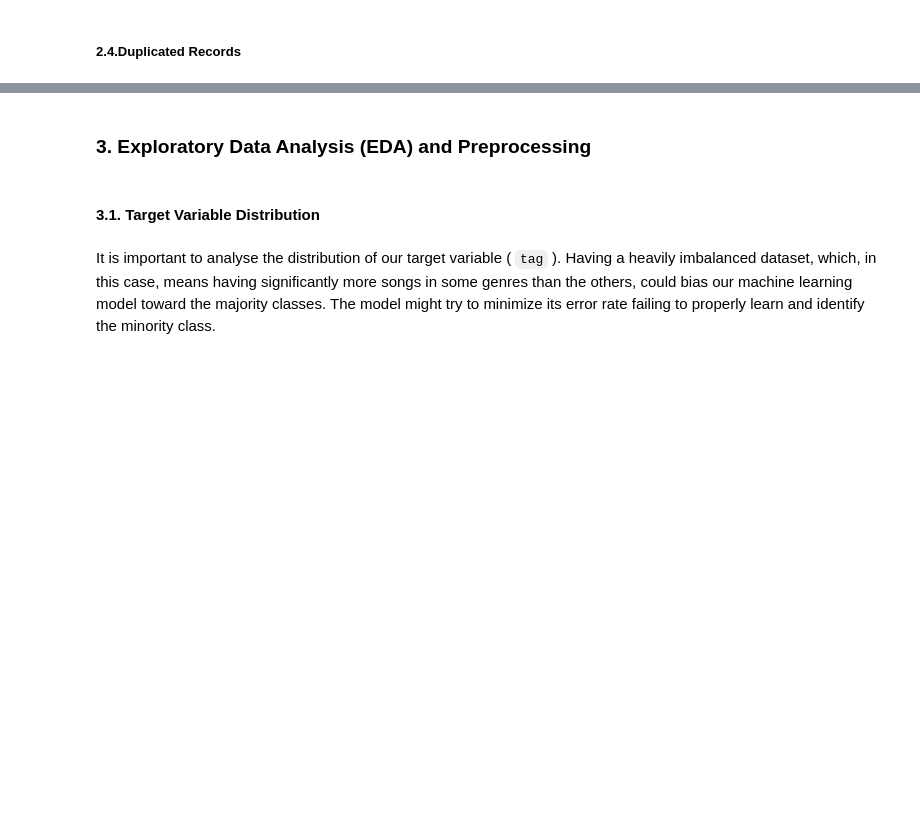
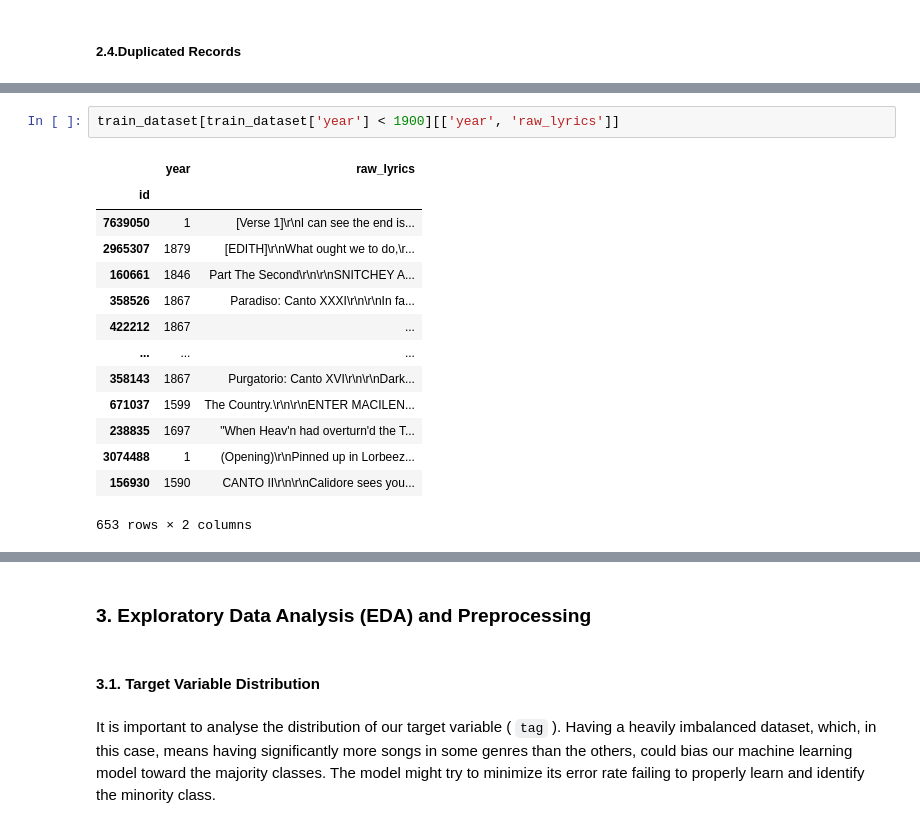
Before and after one commit to tiago2806/text-mining-project, a Jupyter notebook: 02 Data Exploration and Preprocessing.ipynb, the cells around one changed output, grey strips where cells are left out. Cells and saved outputs as stored; diff of their text form; blank space fills up the shorter version.

```diff
--- a/02 Data Exploration and Preprocessing.ipynb
+++ b/02 Data Exploration and Preprocessing.ipynb
@@ -133,0 +214,17 @@ O ano tem minimo de 1, ha letras que sao exatamente iguais, ver o que se passa u
+# %%
+train_dataset[train_dataset['year'] < 1900][['year', 'raw_lyrics']]
+# %% [output]
+|  | year | raw_lyrics |
+| id |  |  |
+| 7639050 | 1 | [Verse 1]\r\nI can see the end is... |
+| 2965307 | 1879 | [EDITH]\r\nWhat ought we to do,\r... |
+| 160661 | 1846 | Part The Second\r\n\r\nSNITCHEY A... |
+| 358526 | 1867 | Paradiso: Canto XXXI\r\n\r\nIn fa... |
+| 422212 | 1867 | ... |
+| ... | ... | ... |
+| 358143 | 1867 | Purgatorio: Canto XVI\r\n\r\nDark... |
+| 671037 | 1599 | The Country.\r\n\r\nENTER MACILEN... |
+| 238835 | 1697 | "When Heav'n had overturn'd the T... |
+| 3074488 | 1 | (Opening)\r\nPinned up in Lorbeez... |
+| 156930 | 1590 | CANTO II\r\n\r\nCalidore sees you... |
+653 rows × 2 columns
```
Also changed, not shown: parts of 43 cells of this notebook.
